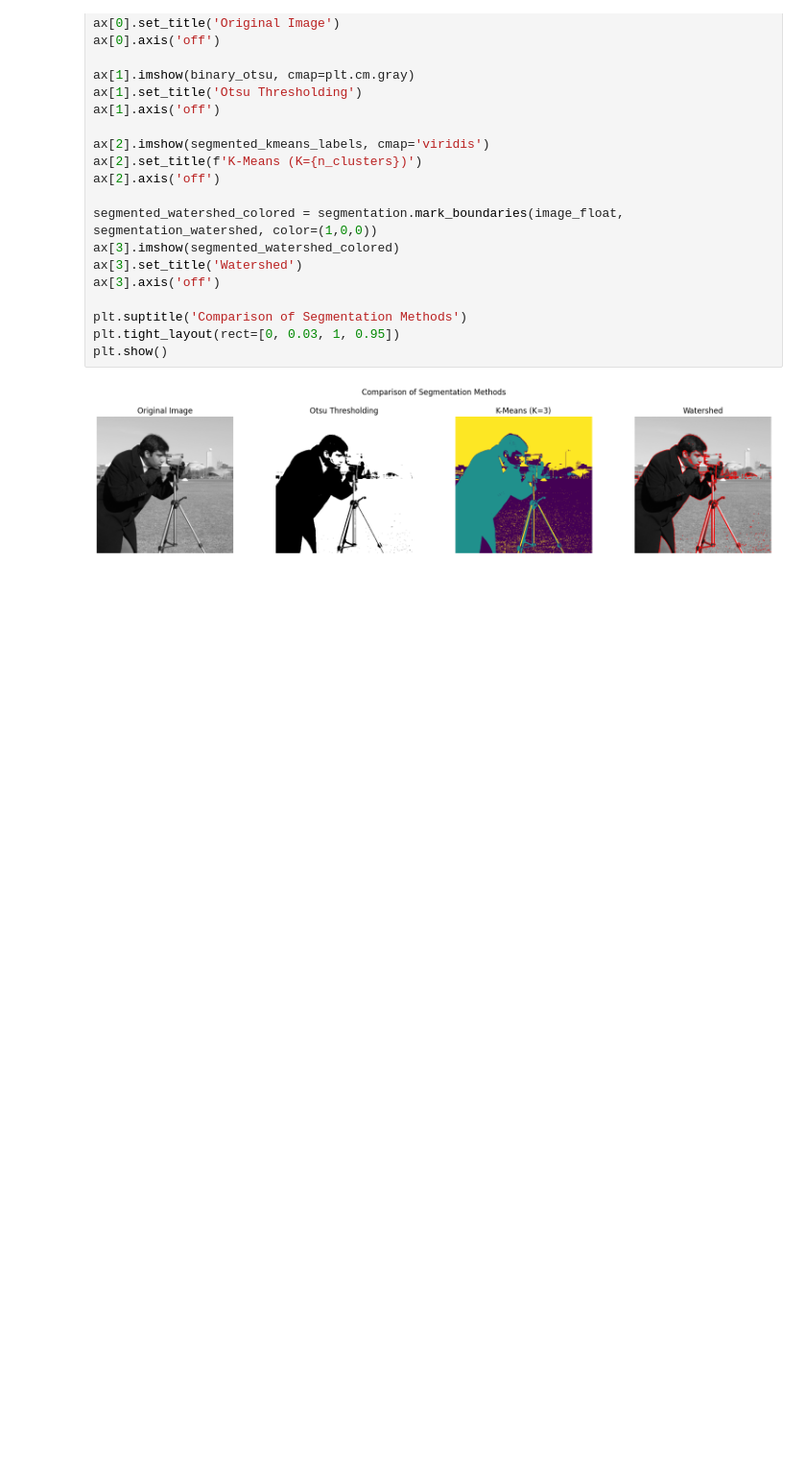
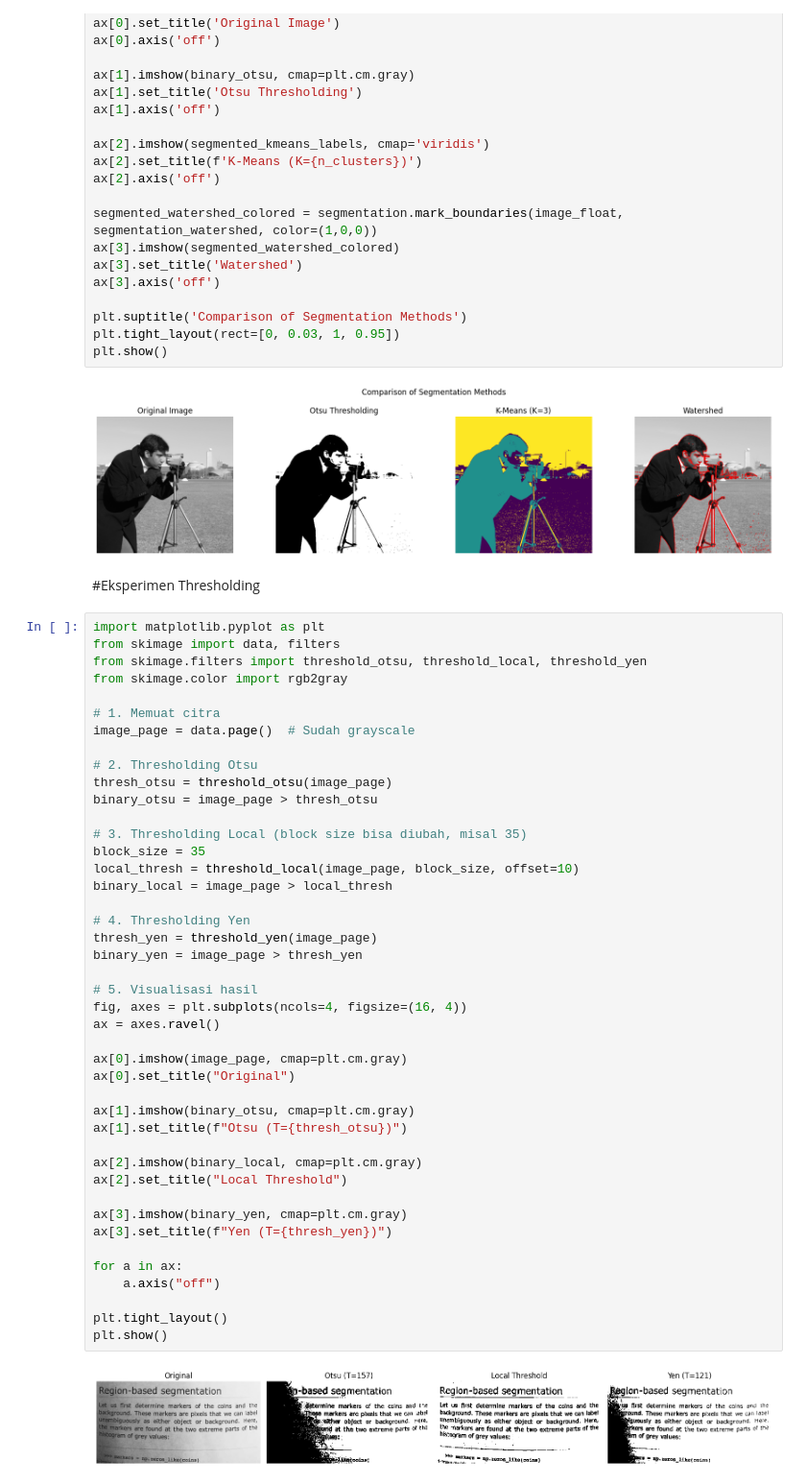
Before and after one commit to rachmadyogoo/pengolahancitra_2025, a Jupyter notebook: Praktikum4.ipynb, the cells around one changed output. Shown at 96% size. Drawn from its saved outputs; the diff is of its cells as text; blank space fills up the shorter version.

```diff
--- a/Praktikum4.ipynb
+++ b/Praktikum4.ipynb
@@ -216,3 +226,50 @@ plt.tight_layout(rect=[0, 0.03, 1, 0.95])
 plt.show()
 # %% [output]
 [figure]
+# %% [markdown]
+#Eksperimen Thresholding
+# %%
+import matplotlib.pyplot as plt
+from skimage import data, filters
+from skimage.filters import threshold_otsu, threshold_local, threshold_yen
+from skimage.color import rgb2gray
+
+# 1. Memuat citra
+image_page = data.page()  # Sudah grayscale
+
+# 2. Thresholding Otsu
+thresh_otsu = threshold_otsu(image_page)
+binary_otsu = image_page > thresh_otsu
+
+# 3. Thresholding Local (block size bisa diubah, misal 35)
+block_size = 35
+local_thresh = threshold_local(image_page, block_size, offset=10)
+binary_local = image_page > local_thresh
+
+# 4. Thresholding Yen
+thresh_yen = threshold_yen(image_page)
+binary_yen = image_page > thresh_yen
+
+# 5. Visualisasi hasil
+fig, axes = plt.subplots(ncols=4, figsize=(16, 4))
+ax = axes.ravel()
+
+ax[0].imshow(image_page, cmap=plt.cm.gray)
+ax[0].set_title("Original")
+
+ax[1].imshow(binary_otsu, cmap=plt.cm.gray)
+ax[1].set_title(f"Otsu (T={thresh_otsu})")
+
+ax[2].imshow(binary_local, cmap=plt.cm.gray)
+ax[2].set_title("Local Threshold")
+
+ax[3].imshow(binary_yen, cmap=plt.cm.gray)
+ax[3].set_title(f"Yen (T={thresh_yen})")
+
+for a in ax:
+    a.axis("off")
+
+plt.tight_layout()
+plt.show()
+# %% [output]
+[figure, added]
```
Also changed, not shown: parts of 7 cells of this notebook.
